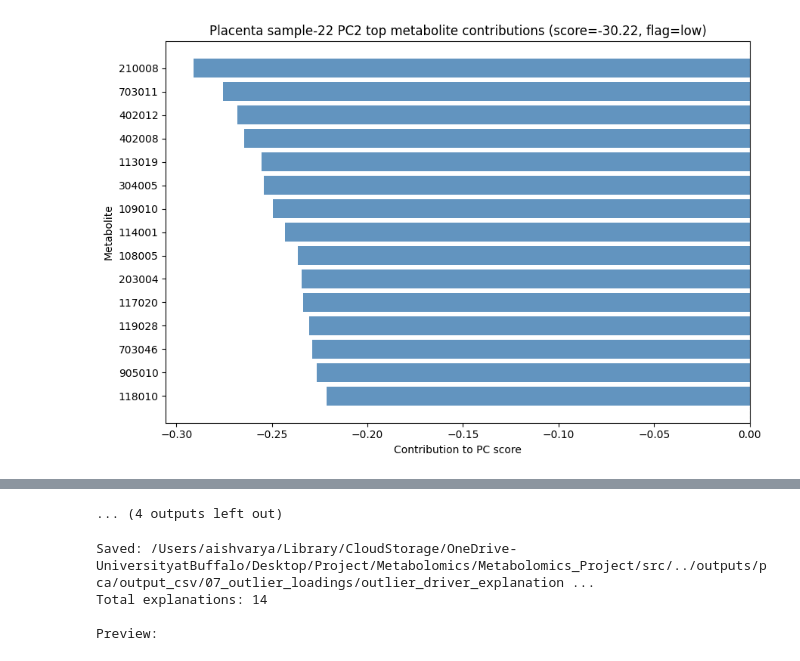
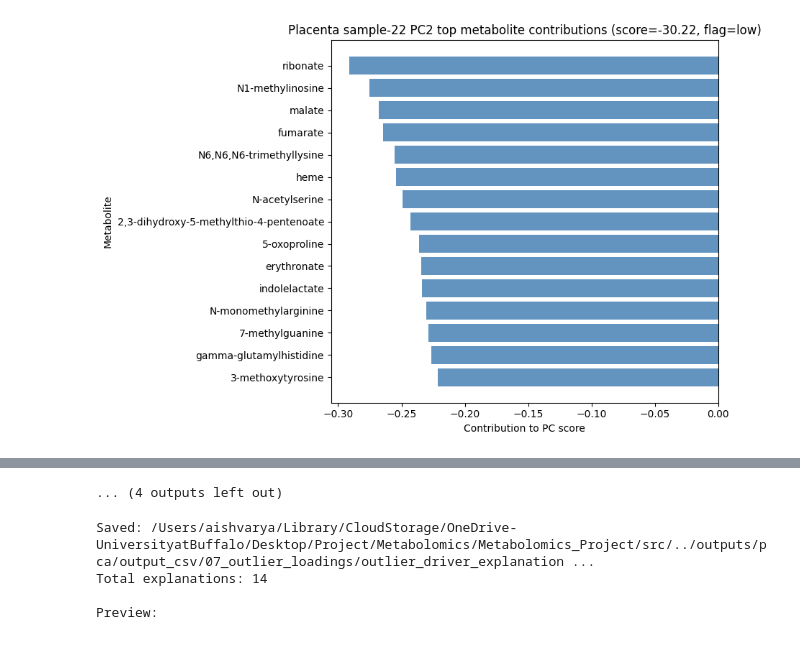
Before and after one commit to aishwaryasalvi777/End-to-End-Metabolomics-Biomarker-Modeling-Pipeline, a Jupyter notebook: src/scripts/07_outlier_loadings.ipynb, the cells around one changed output, grey strips where cells are left out. Drawn from its saved outputs; the diff is of its cells as text; code cells hidden in the pictures.

```diff
--- a/src/scripts/07_outlier_loadings.ipynb
+++ b/src/scripts/07_outlier_loadings.ipynb
@@ -1,5 +1,6 @@
 # %%
 import os
+import re
 import sys
 from pathlib import Path
 
@@ -31,8 +32,40 @@ cord_flags_path = os.path.join(OUTLIER_CSV_DIR, "cord_outlier_flags_all_samples.
 placenta_flags = pd.read_csv(placenta_flags_path, index_col="Sample")
 cord_flags = pd.read_csv(cord_flags_path, index_col="Sample")
 
+PLACENTA_ANNOTATION_PATH = str(Path(PLACENTA_DATA_T).with_name("Met_ana_placenta.csv"))
+CORD_ANNOTATION_PATH = str(Path(CORD_DATA_T).with_name("Met_ana_cord.csv"))
 
-def compute_outlier_loadings(data_t_path, flags_df, dataset_label, top_n=20, n_components=10):
+
+def build_metabolite_name_map(annotation_paths):
+    mapping = {}
+    for annotation_path in annotation_paths:
+        if not os.path.exists(annotation_path):
+            print(f"Warning: annotation file not found: {annotation_path}")
+            continue
+
+        ann = pd.read_csv(annotation_path)
+        if "COMP ID" not in ann.columns or "COMPOUND Name" not in ann.columns:
+            print(f"Warning: expected columns not found in {annotation_path}")
+            continue
+
+        id_series = ann["COMP ID"].astype(str).str.strip()
+        name_series = ann["COMPOUND Name"].astype(str).str.strip()
+        valid = (
+            (id_series != "")
+            & (name_series != "")
+            & (~id_series.str.lower().eq("nan"))
+            & (~name_series.str.lower().eq("nan"))
+        )
+
+        mapping.update(dict(zip(id_series[valid], name_series[valid])))
+
+    return mapping
+
+
+metabolite_name_map = build_metabolite_name_map([PLACENTA_ANNOTATION_PATH, CORD_ANNOTATION_PATH])
+
+
+def compute_outlier_loadings(data_t_path, flags_df, dataset_label, metabolite_name_map, top_n=20, n_components=10):
     matrix = pd.read_csv(data_t_path, index_col="Sample").astype(float)
 
     shared_samples = matrix.index.intersection(flags_df.index)
@@ -60,13 +93,16 @@ def compute_outlier_loadings(data_t_path, flags_df, dataset_label, top_n=20, n_c
             continue
         top = component_df[pc].abs().sort_values(ascending=False).head(top_n)
         for rank, metabolite in enumerate(top.index, start=1):
+            metabolite_id = str(metabolite)
+            metabolite_name = metabolite_name_map.get(metabolite_id, metabolite_id)
             loading_val = component_df.loc[metabolite, pc]
             loading_rows.append(
                 {
                     "Dataset": dataset_label,
                     "PC": pc,
                     "Rank": rank,
-                    "Metabolite": metabolite,
+                    "Metabolite": metabolite_id,
+                    "Metabolite_Name": metabolite_name,
                     "Loading": loading_val,
                     "Abs_Loading": abs(loading_val),
                     "Loading_Direction": "positive" if loading_val >= 0 else "negative",
@@ -97,6 +133,8 @@ def compute_outlier_loadings(data_t_path, flags_df, dataset_label, top_n=20, n_c
             top_metabolites = contribution.abs().sort_values(ascending=False).head(top_n)
 
             for rank, metabolite in enumerate(top_metabolites.index, start=1):
+                metabolite_id = str(metabolite)
+                metabolite_name = metabolite_name_map.get(metabolite_id, metabolite_id)
                 loading_val = component_df.loc[metabolite, pc]
                 z_val = z_sample.loc[metabolite]
                 raw_val = raw_sample.loc[metabolite]
@@ -110,7 +148,8 @@ def compute_outlier_loadings(data_t_path, flags_df, dataset_label, top_n=20, n_c
                         "PC_Score": pc_score,
                         "PC_Flag": pc_flag,
                         "Rank": rank,
-                        "Metabolite": metabolite,
+                        "Metabolite": metabolite_id,
+                        "Metabolite_Name": metabolite_name,
                         "Raw_Value": raw_val,
                         "Z_Value": z_val,
                         "Value_Direction": "high" if z_val >= 0 else "low",
@@ -140,6 +179,7 @@ def summarize_recurrent_drivers(contributions_df):
                 "Dataset",
                 "PC",
                 "Metabolite",
+                "Metabolite_Name",
                 "Outlier_Count",
                 "Mean_Abs_Contribution",
                 "Mean_Contribution",
@@ -150,8 +190,12 @@ def summarize_recurrent_drivers(contributions_df):
             ]
         )
 
+    group_cols = ["Dataset", "PC", "Metabolite"]
+    if "Metabolite_Name" in contributions_df.columns:
+        group_cols.append("Metabolite_Name")
+
     summary = (
-        contributions_df.groupby(["Dataset", "PC", "Metabolite"], as_index=False)
+        contributions_df.groupby(group_cols, as_index=False)
         .agg(
             Outlier_Count=("Sample", "nunique"),
             Mean_Abs_Contribution=("Abs_Contribution", "mean"),
@@ -167,10 +211,29 @@ def summarize_recurrent_drivers(contributions_df):
     return summary
 
 
+def to_plain_metabolite_name(label):
+    if pd.isna(label):
+        return ""
+
+    text = str(label).strip()
+    text = re.sub(r"\*+$", "", text).strip()
+    text = re.sub(r"\s*\[[^\[\]]*\]\s*$", "", text).strip()
+
+    while True:
+        updated = re.sub(r"\s*\([^()]*\)\s*$", "", text).strip()
+        if updated == text:
+            break
+        text = updated
+
+    text = re.sub(r"\s{2,}", " ", text).strip(" -")
+    return text
+
+
 placenta_result = compute_outlier_loadings(
     data_t_path=PLACENTA_DATA_T,
     flags_df=placenta_flags,
     dataset_label="Placenta",
+    metabolite_name_map=metabolite_name_map,
     top_n=20,
 )
 
@@ -178,6 +241,7 @@ cord_result = compute_outlier_loadings(
     data_t_path=CORD_DATA_T,
     flags_df=cord_flags,
     dataset_label="Cord",
+    metabolite_name_map=metabolite_name_map,
     top_n=20,
 )
 
@@ -224,8 +288,16 @@ def save_contribution_plots(contributions_df, dataset_label, output_dir, top_k=1
 
         colors = ["crimson" if v > 0 else "steelblue" for v in sub_plot["Contribution"]]
 
+        if "Metabolite_Name" in sub_plot.columns:
+            base_labels = sub_plot["Metabolite_Name"].fillna(sub_plot["Metabolite"].astype(str)).astype(str)
+        else:
+            base_labels = sub_plot["Metabolite"].astype(str)
+
+        plain_labels = base_labels.map(to_plain_metabolite_name)
+        y_labels = plain_labels.where(plain_labels.str.len() > 0, sub_plot["Metabolite"].astype(str))
+
         fig, ax = plt.subplots(figsize=(9, 6))
-        ax.barh(sub_plot["Metabolite"].astype(str), sub_plot["Contribution"], color=colors, alpha=0.85)
+        ax.barh(y_labels, sub_plot["Contribution"], color=colors, alpha=0.85)
         ax.axvline(0, color="grey", linestyle="--", linewidth=0.8)
 
         score = sub_sorted["PC_Score"].iloc[0]
@@ -269 +341 @@ display(combined_summary_df.head(10))
-[figure, old version]
+[figure, new version]
```
Also changed, not shown: parts of 3 cells of this notebook.
